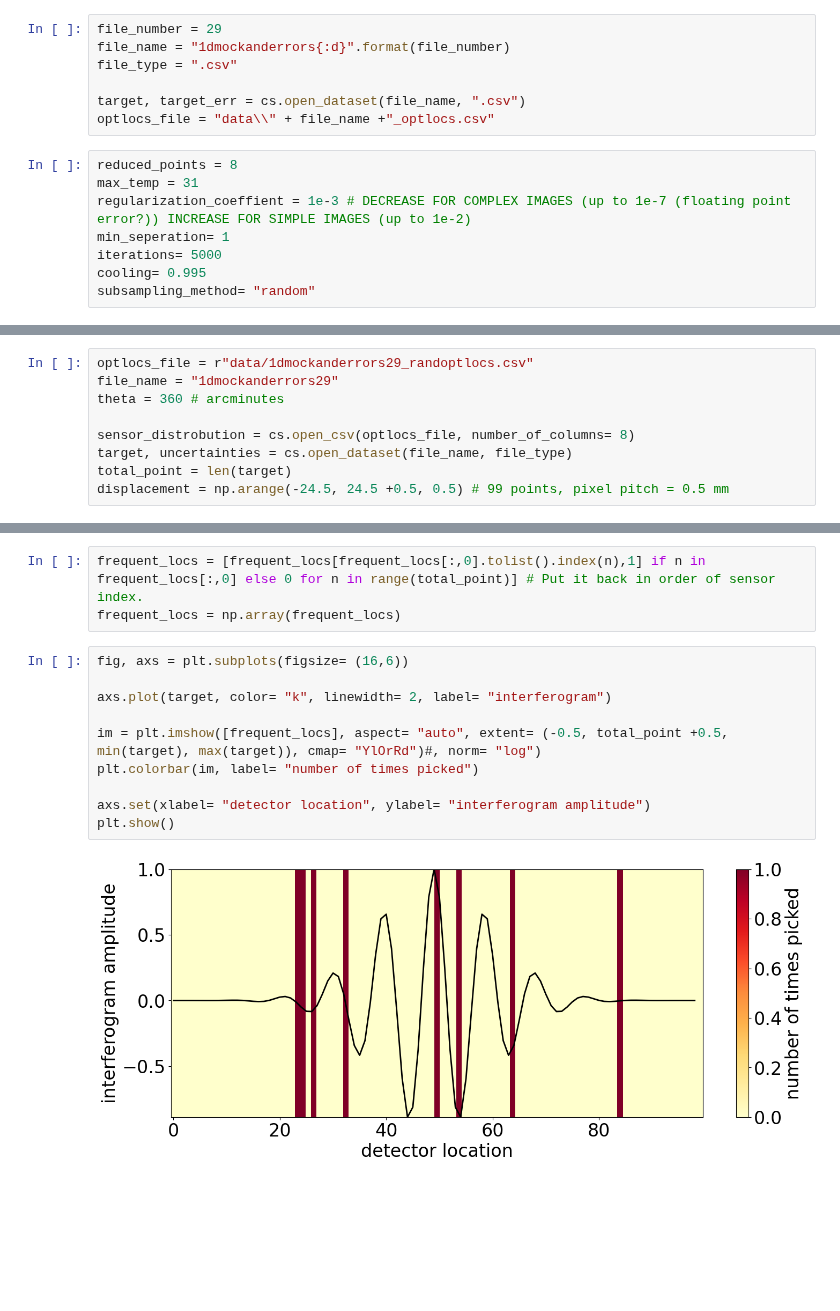
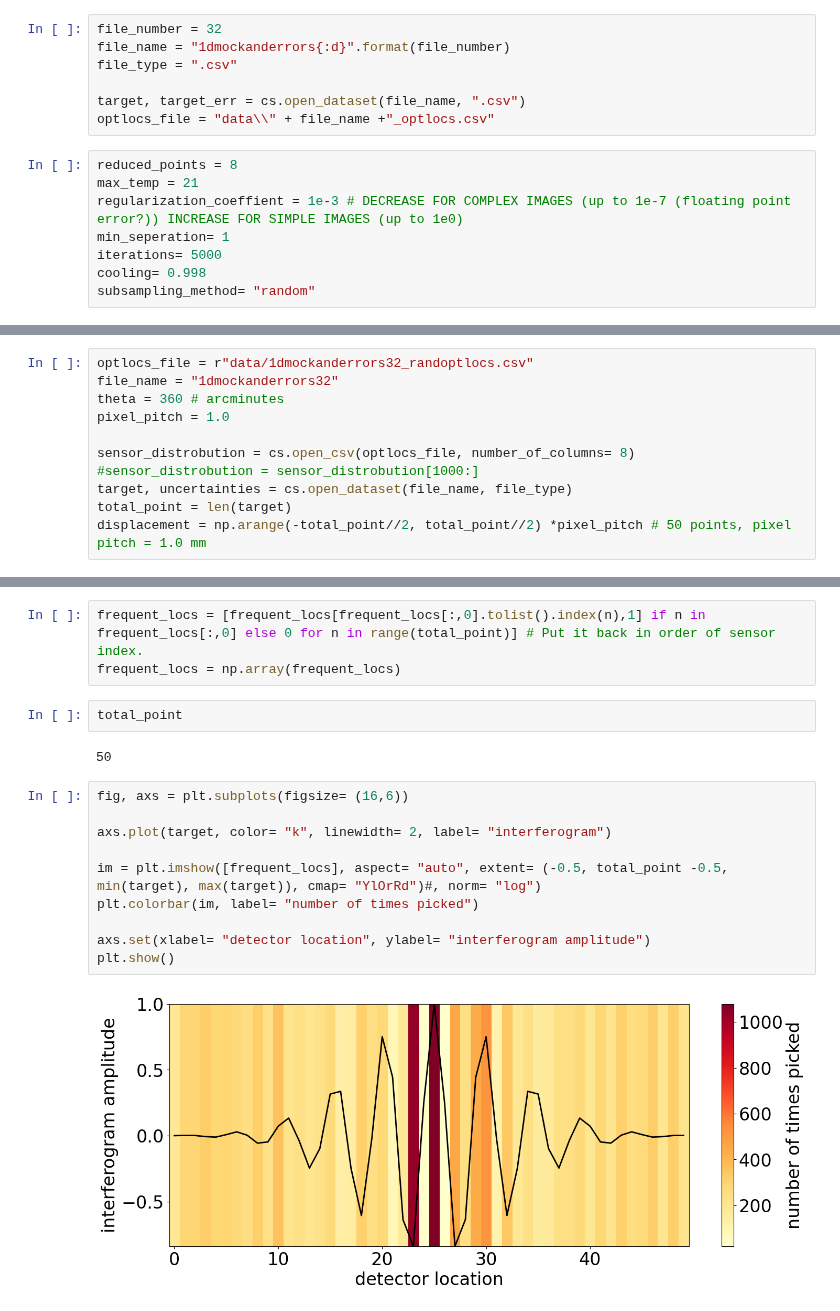
Before and after one commit to Jammi-Dodgers/THz-Compressed-Sensing, a Jupyter notebook: CS_simulated_annealing.ipynb, the cells around one changed output, grey strips where cells are left out. Drawn from its saved outputs; the diff is of its cells as text; blank space fills up the shorter version.

Commit message:
continueing to update graphs for new experimental data. I now have a good results graph.

```diff
--- a/CS_simulated_annealing.ipynb
+++ b/CS_simulated_annealing.ipynb
@@ -11,7 +11,7 @@ from scipy.constants import c as C
 plt.rcParams.update({'font.size':24, 'lines.markersize': 6.0, 'lines.linewidth': 2.0, 'figure.facecolor': 'none', 'axes.facecolor': 'white'})
 np.set_printoptions(threshold=sys.maxsize)
 # %%
-file_number = 29
+file_number = 32
 file_name = "1dmockanderrors{:d}".format(file_number)
 file_type = ".csv"
 
@@ -19,11 +19,11 @@ target, target_err = cs.open_dataset(file_name, ".csv")
 optlocs_file = "data\\" + file_name +"_optlocs.csv"
 # %%
 reduced_points = 8
-max_temp = 31
-regularization_coeffient = 1e-3 # DECREASE FOR COMPLEX IMAGES (up to 1e-7 (floating point error?)) INCREASE FOR SIMPLE IMAGES (up to 1e-2)
+max_temp = 21
+regularization_coeffient = 1e-3 # DECREASE FOR COMPLEX IMAGES (up to 1e-7 (floating point error?)) INCREASE FOR SIMPLE IMAGES (up to 1e0)
 min_seperation= 1
 iterations= 5000
-cooling= 0.995
+cooling= 0.998
 subsampling_method= "random"
 # %%
 #########INITAILISATION##########
@@ -129,14 +129,16 @@ print(*detectors, sep= ",")
 # %% [markdown]
 ## PROBIBLITY DISTROBUTION FOR WHERE THE SENSORS END UP AFTER SA OPTIMISATION
 # %%
-optlocs_file = r"data/1dmockanderrors29_randoptlocs.csv"
-file_name = "1dmockanderrors29"
+optlocs_file = r"data/1dmockanderrors32_randoptlocs.csv"
+file_name = "1dmockanderrors32"
 theta = 360 # arcminutes
+pixel_pitch = 1.0
 
 sensor_distrobution = cs.open_csv(optlocs_file, number_of_columns= 8)
+#sensor_distrobution = sensor_distrobution[1000:]
 target, uncertainties = cs.open_dataset(file_name, file_type)
 total_point = len(target)
-displacement = np.arange(-24.5, 24.5 +0.5, 0.5) # 99 points, pixel pitch = 0.5 mm
+displacement = np.arange(-total_point//2, total_point//2) *pixel_pitch # 50 points, pixel pitch = 1.0 mm
 # %%
 frequent_locs = np.array(np.unique(sensor_distrobution, return_counts=True)).T
 sensor_distrobution = np.ravel(sensor_distrobution[~np.isnan(sensor_distrobution)])
@@ -160,15 +170,19 @@ Detector locations: Occurrences
 # %%
 frequent_locs = [frequent_locs[frequent_locs[:,0].tolist().index(n),1] if n in frequent_locs[:,0] else 0 for n in range(total_point)] # Put it back in order of sensor index.
 frequent_locs = np.array(frequent_locs)
+# %%
+total_point
+# %% [output]
+50
 # %%
 fig, axs = plt.subplots(figsize= (16,6))
 
 axs.plot(target, color= "k", linewidth= 2, label= "interferogram")
 
-im = plt.imshow([frequent_locs], aspect= "auto", extent= (-0.5, total_point +0.5, min(target), max(target)), cmap= "YlOrRd")#, norm= "log")
+im = plt.imshow([frequent_locs], aspect= "auto", extent= (-0.5, total_point -0.5, min(target), max(target)), cmap= "YlOrRd")#, norm= "log")
 plt.colorbar(im, label= "number of times picked")
 
 axs.set(xlabel= "detector location", ylabel= "interferogram amplitude")
 plt.show()
 # %% [output]
-[figure, old version]
+[figure, new version]
```
Also changed, not shown: parts of 7 cells of this notebook, 14 other files.
